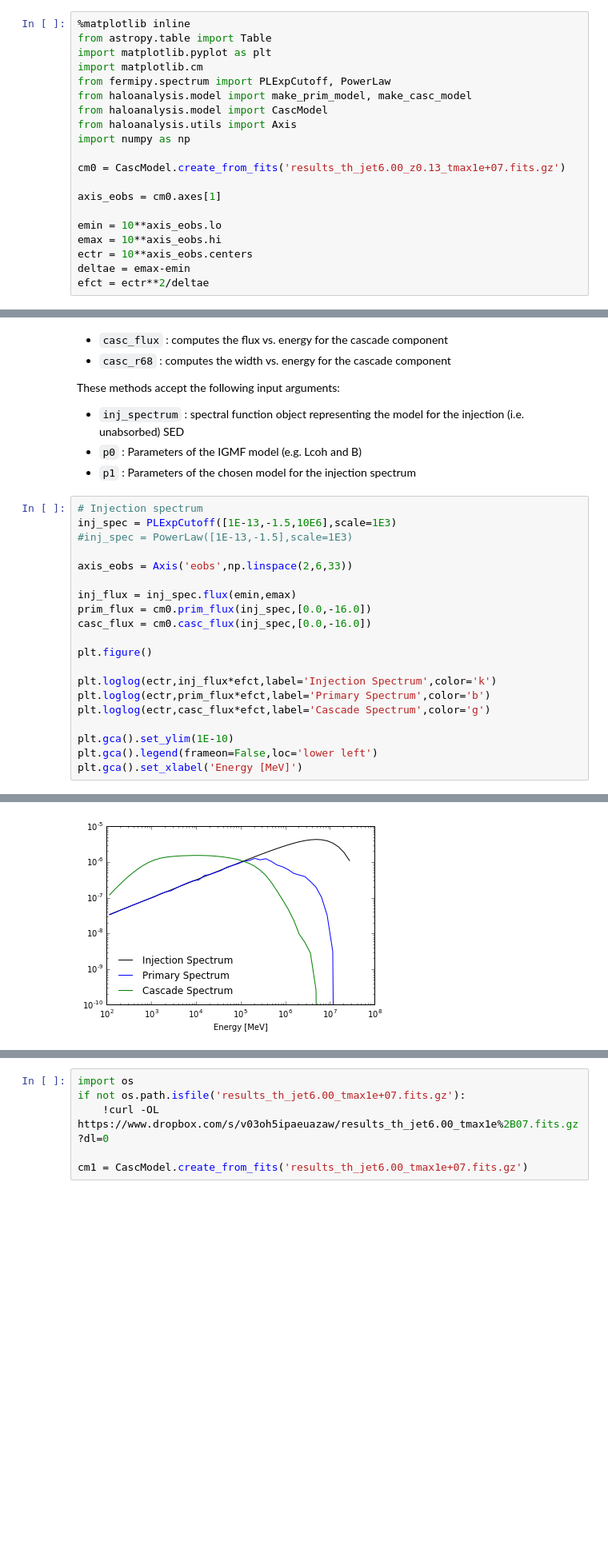
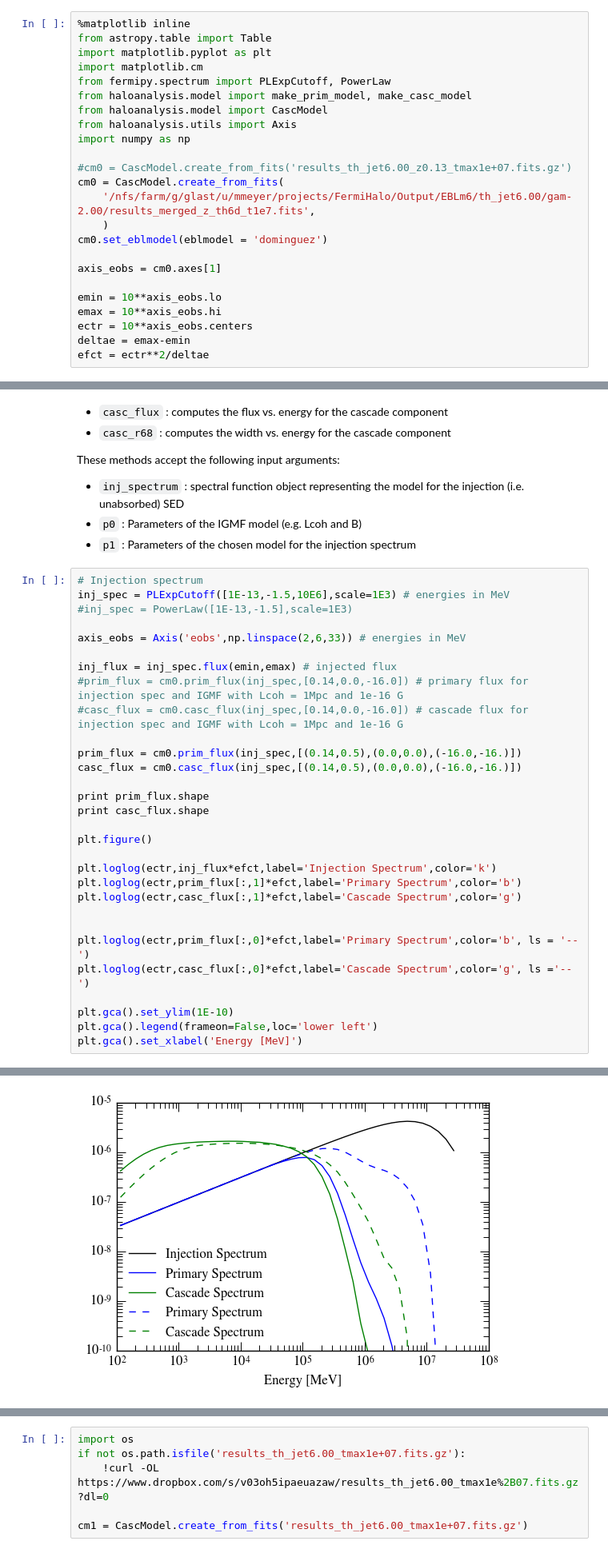
Before and after one commit to fermiPy/extpipe, a Jupyter notebook: notebooks/casc_model_examples.ipynb, the cells around one changed output, grey strips where cells are left out. Shown: that part at 80% size. Drawn from its saved outputs; the diff is of its cells as text; blank space fills up the shorter version.

```diff
--- a/notebooks/casc_model_examples.ipynb
+++ b/notebooks/casc_model_examples.ipynb
@@ -11,7 +13,11 @@ from haloanalysis.model import CascModel
 from haloanalysis.utils import Axis
 import numpy as np
 
-cm0 = CascModel.create_from_fits('results_th_jet6.00_z0.13_tmax1e+07.fits.gz')
+#cm0 = CascModel.create_from_fits('results_th_jet6.00_z0.13_tmax1e+07.fits.gz')
+cm0 = CascModel.create_from_fits(
+    '/nfs/farm/g/glast/u/mmeyer/projects/FermiHalo/Output/EBLm6/th_jet6.00/gam-2.00/results_merged_z_th6d_t1e7.fits',
+    )
+cm0.set_eblmodel(eblmodel = 'dominguez')
 
 axis_eobs = cm0.axes[1]
 
@@ -32,20 +38,30 @@ These methods accept the following input arguments:
 * `p1` : Parameters of the chosen model for the injection spectrum
 # %%
 # Injection spectrum
-inj_spec = PLExpCutoff([1E-13,-1.5,10E6],scale=1E3)
+inj_spec = PLExpCutoff([1E-13,-1.5,10E6],scale=1E3) # energies in MeV
 #inj_spec = PowerLaw([1E-13,-1.5],scale=1E3)
 
-axis_eobs = Axis('eobs',np.linspace(2,6,33))
+axis_eobs = Axis('eobs',np.linspace(2,6,33)) # energies in MeV
 
-inj_flux = inj_spec.flux(emin,emax)
-prim_flux = cm0.prim_flux(inj_spec,[0.0,-16.0])
-casc_flux = cm0.casc_flux(inj_spec,[0.0,-16.0])
+inj_flux = inj_spec.flux(emin,emax) # injected flux
+#prim_flux = cm0.prim_flux(inj_spec,[0.14,0.0,-16.0]) # primary flux for injection spec and IGMF with Lcoh = 1Mpc and 1e-16 G
+#casc_flux = cm0.casc_flux(inj_spec,[0.14,0.0,-16.0]) # cascade flux for injection spec and IGMF with Lcoh = 1Mpc and 1e-16 G
+
+prim_flux = cm0.prim_flux(inj_spec,[(0.14,0.5),(0.0,0.0),(-16.0,-16.)])
+casc_flux = cm0.casc_flux(inj_spec,[(0.14,0.5),(0.0,0.0),(-16.0,-16.)])
+
+print prim_flux.shape
+print casc_flux.shape
 
 plt.figure()
 
 plt.loglog(ectr,inj_flux*efct,label='Injection Spectrum',color='k')
-plt.loglog(ectr,prim_flux*efct,label='Primary Spectrum',color='b')
-plt.loglog(ectr,casc_flux*efct,label='Cascade Spectrum',color='g')
+plt.loglog(ectr,prim_flux[:,1]*efct,label='Primary Spectrum',color='b')
+plt.loglog(ectr,casc_flux[:,1]*efct,label='Cascade Spectrum',color='g')
+
+
+plt.loglog(ectr,prim_flux[:,0]*efct,label='Primary Spectrum',color='b', ls = '--')
+plt.loglog(ectr,casc_flux[:,0]*efct,label='Cascade Spectrum',color='g', ls ='--')
 
 plt.gca().set_ylim(1E-10)
 plt.gca().legend(frameon=False,loc='lower left')
@@ -55,4 +73,4 @@ plt.gca().set_xlabel('Energy [MeV]')
-[figure, old version]
+[figure, new version]
 # %%
 inj_spec = PLExpCutoff([1E-13,-1.5,10E6],scale=1E3)
 
```
Also changed, not shown: parts of 3 cells of this notebook, 1 other file.
